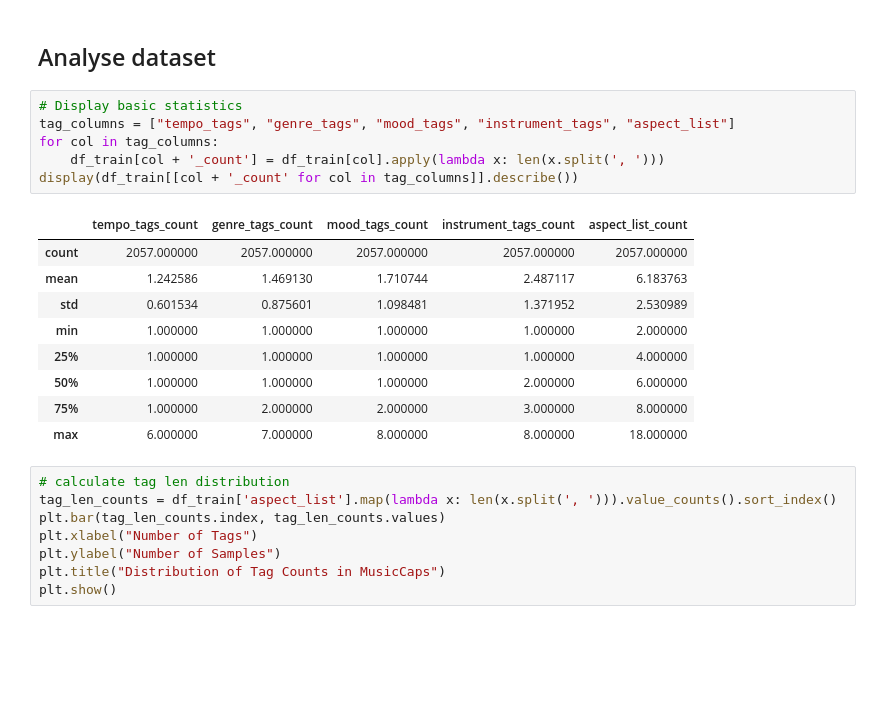
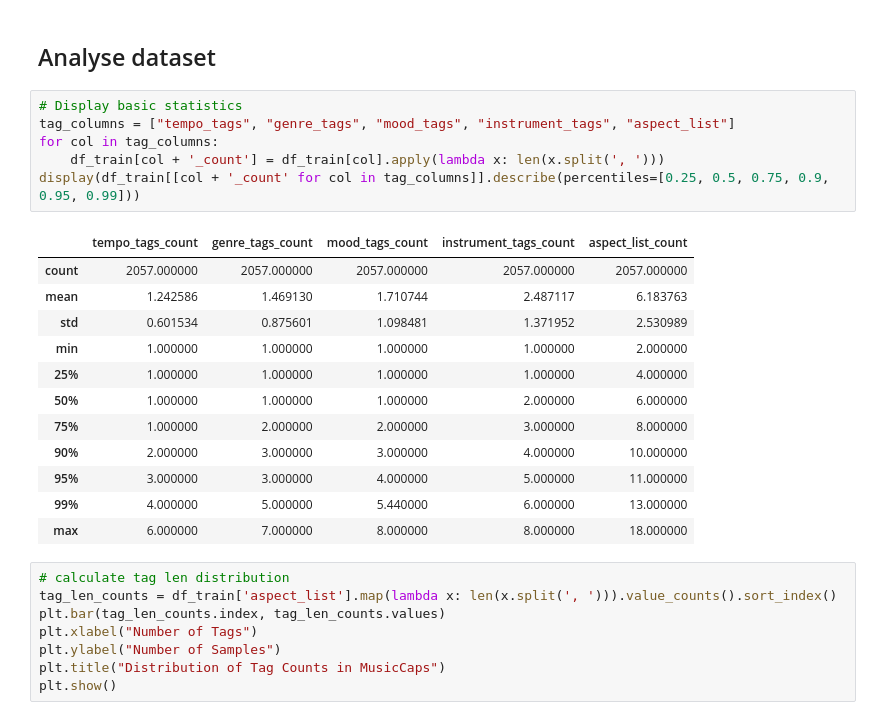
Before and after one commit to BrunoSienkiewicz/ConceptCaps, a Jupyter notebook: notebooks/tags-to-description-dataset.ipynb, the cells around one changed output. Cells and saved outputs as stored; diff of their text form; blank space fills up the shorter version.

```diff
--- a/notebooks/tags-to-description-dataset.ipynb
+++ b/notebooks/tags-to-description-dataset.ipynb
@@ -94,18 +94,21 @@ df_train.to_csv("../data/musiccaps_tags_to_description_dataset.csv", index=False
 # %%
 # Display basic statistics
 tag_columns = ["tempo_tags", "genre_tags", "mood_tags", "instrument_tags", "aspect_list"]
 for col in tag_columns:
     df_train[col + '_count'] = df_train[col].apply(lambda x: len(x.split(', ')))
-display(df_train[[col + '_count' for col in tag_columns]].describe())
+display(df_train[[col + '_count' for col in tag_columns]].describe(percentiles=[0.25, 0.5, 0.75, 0.9, 0.95, 0.99]))
 # %% [output]
 |  | tempo_tags_count | genre_tags_count | mood_tags_count | instrument_tags_count | aspect_list_count |
 | count | 2057.000000 | 2057.000000 | 2057.000000 | 2057.000000 | 2057.000000 |
 | mean | 1.242586 | 1.469130 | 1.710744 | 2.487117 | 6.183763 |
 | std | 0.601534 | 0.875601 | 1.098481 | 1.371952 | 2.530989 |
 | min | 1.000000 | 1.000000 | 1.000000 | 1.000000 | 2.000000 |
 | 25% | 1.000000 | 1.000000 | 1.000000 | 1.000000 | 4.000000 |
 | 50% | 1.000000 | 1.000000 | 1.000000 | 2.000000 | 6.000000 |
 | 75% | 1.000000 | 2.000000 | 2.000000 | 3.000000 | 8.000000 |
+| 90% | 2.000000 | 3.000000 | 3.000000 | 4.000000 | 10.000000 |
+| 95% | 3.000000 | 3.000000 | 4.000000 | 5.000000 | 11.000000 |
+| 99% | 4.000000 | 5.000000 | 5.440000 | 6.000000 | 13.000000 |
 | max | 6.000000 | 7.000000 | 8.000000 | 8.000000 | 18.000000 |
 # %%
 # calculate tag len distribution
```
Also changed, not shown: parts of 1 cell of this notebook.
